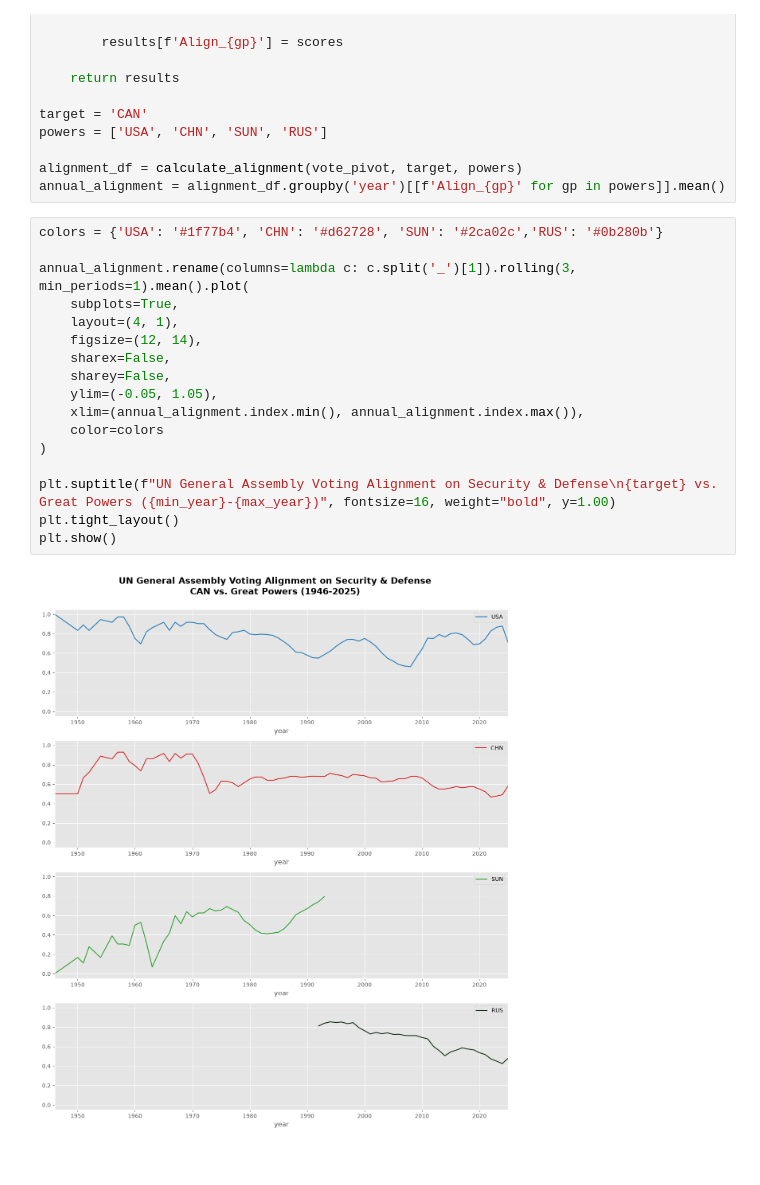
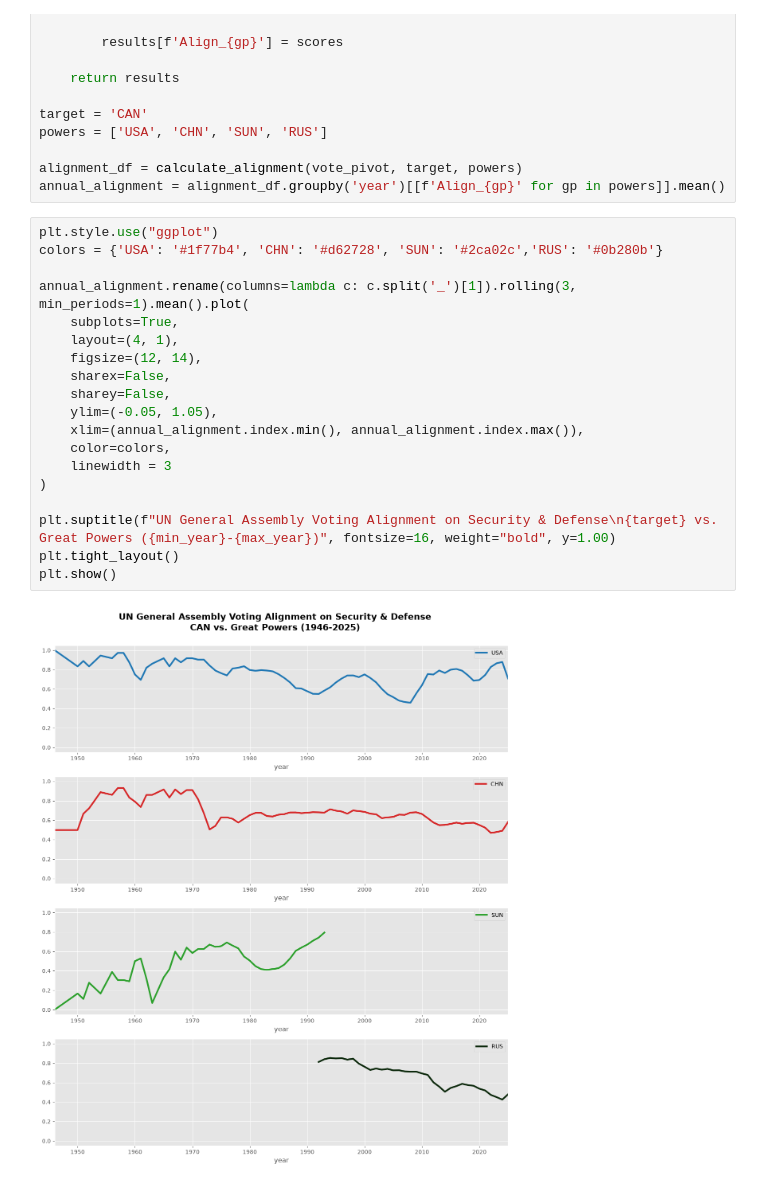
Before and after one commit to chelspirit24/UN-GA-Voting-Alignment, a Jupyter notebook: un.ipynb, the cells around one changed output. Cells and saved outputs as stored; diff of their text form.

```diff
--- a/un.ipynb
+++ b/un.ipynb
@@ -62,21 +62,23 @@ powers = ['USA', 'CHN', 'SUN', 'RUS']
 alignment_df = calculate_alignment(vote_pivot, target, powers)
 annual_alignment = alignment_df.groupby('year')[[f'Align_{gp}' for gp in powers]].mean()
 # %%
+plt.style.use("ggplot")
 colors = {'USA': '#1f77b4', 'CHN': '#d62728', 'SUN': '#2ca02c','RUS': '#0b280b'}
 
 annual_alignment.rename(columns=lambda c: c.split('_')[1]).rolling(3, min_periods=1).mean().plot(
     subplots=True,
     layout=(4, 1),
     figsize=(12, 14),
     sharex=False,
     sharey=False,
     ylim=(-0.05, 1.05),
     xlim=(annual_alignment.index.min(), annual_alignment.index.max()),
-    color=colors
+    color=colors,
+    linewidth = 3
 )
 
 plt.suptitle(f"UN General Assembly Voting Alignment on Security & Defense\n{target} vs. Great Powers ({min_year}-{max_year})", fontsize=16, weight="bold", y=1.00)
 plt.tight_layout()
 plt.show()
 # %% [output]
-[figure, old version]
+[figure, new version]
```
Also changed, not shown: 1 other file.
